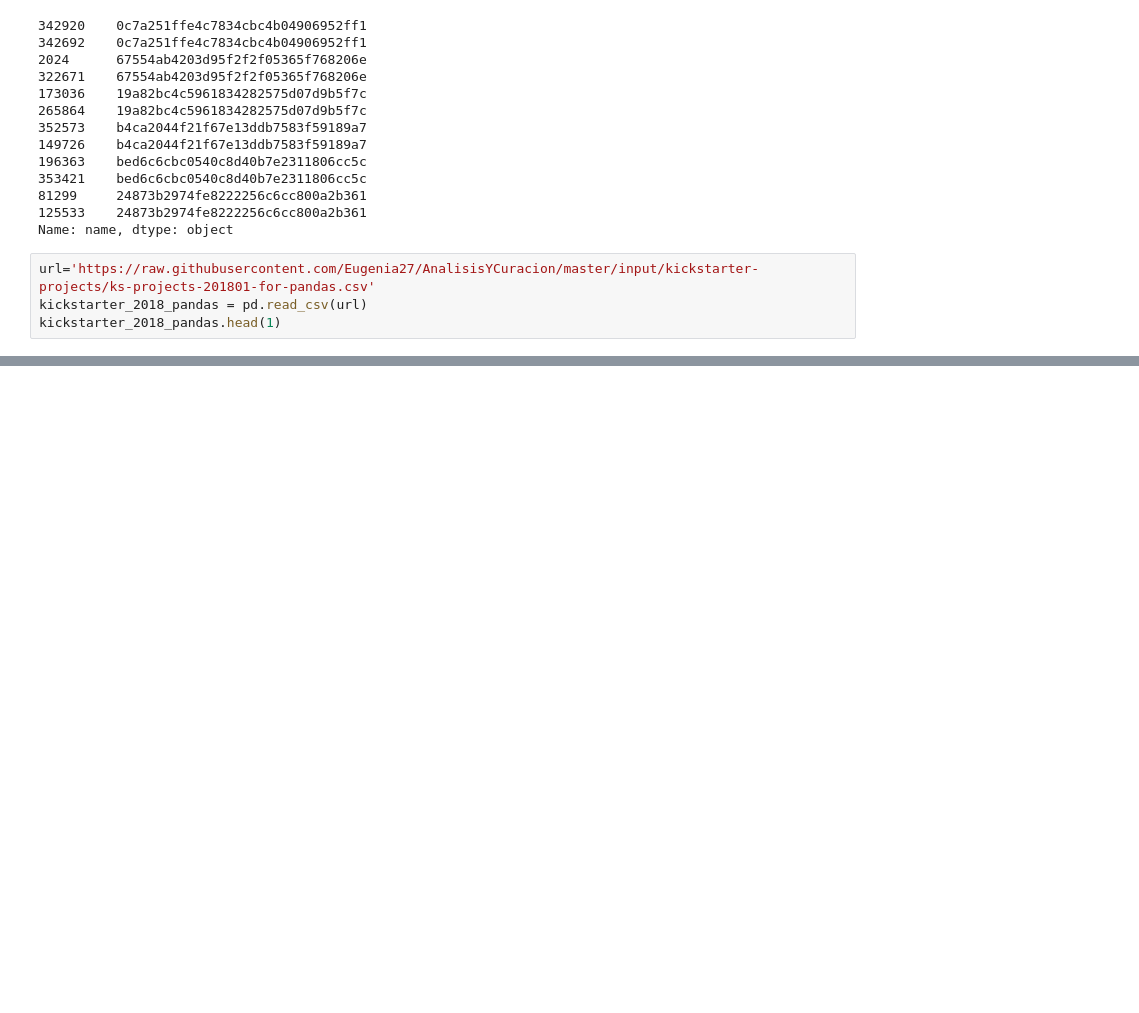
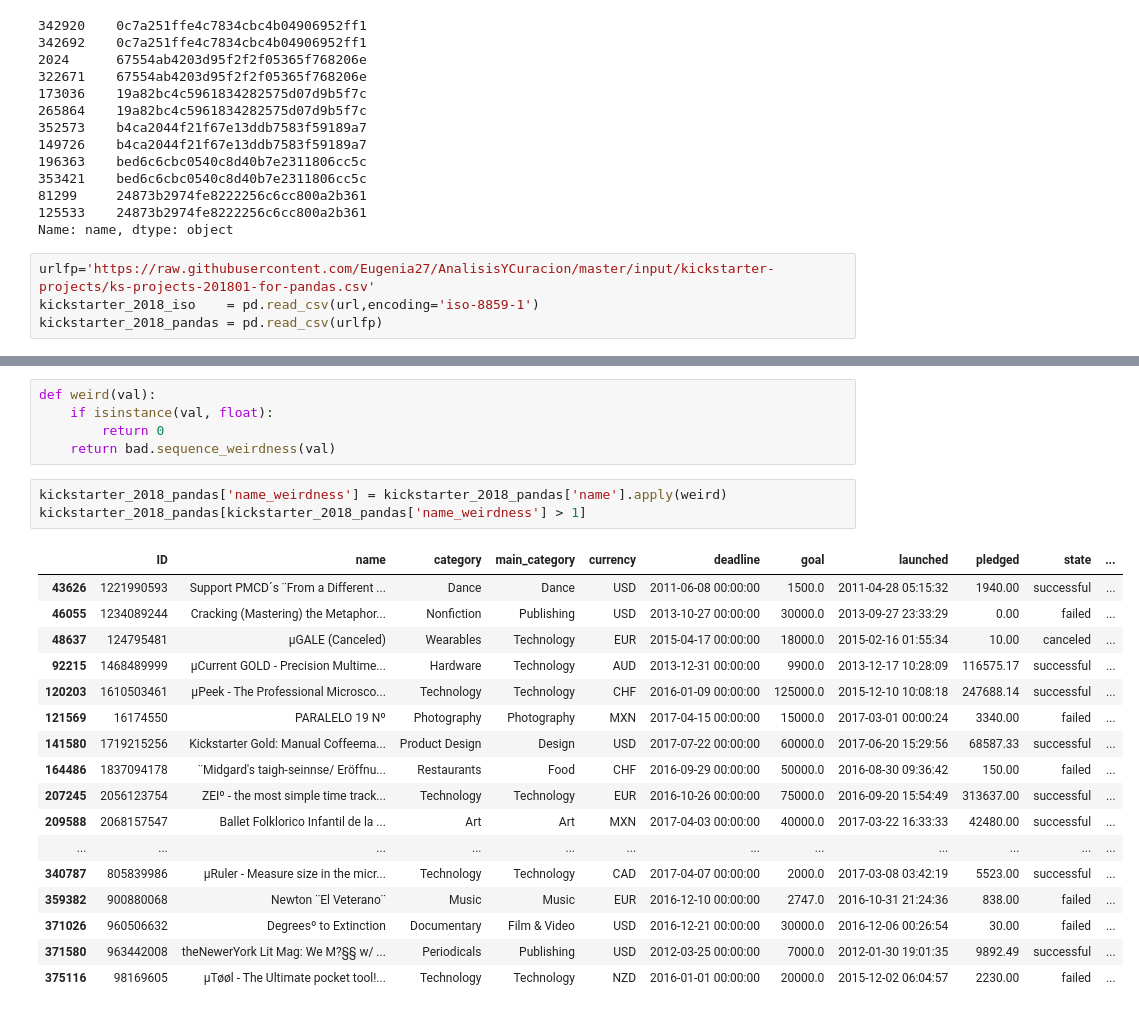
Before and after one commit to nair36/AnalisisYCuracion, a Jupyter notebook: AnalisisYCuracion_P1.ipynb, the cells around one changed output, grey strips where cells are left out. Cells and saved outputs as stored; diff of their text form; blank space fills up the shorter version.

```diff
--- a/AnalisisYCuracion_P1.ipynb
+++ b/AnalisisYCuracion_P1.ipynb
@@ -154,6 +154,6 @@ duplicados['name'].apply(hashit).head(12)
 125533    24873b2974fe8222256c6cc800a2b361
 Name: name, dtype: object
 # %%
-url='https://raw.githubusercontent.com/Eugenia27/AnalisisYCuracion/master/input/kickstarter-projects/ks-projects-201801-for-pandas.csv'
-kickstarter_2018_pandas = pd.read_csv(url)
-kickstarter_2018_pandas.head(1)
+urlfp='https://raw.githubusercontent.com/Eugenia27/AnalisisYCuracion/master/input/kickstarter-projects/ks-projects-201801-for-pandas.csv'
+kickstarter_2018_iso    = pd.read_csv(url,encoding='iso-8859-1')
+kickstarter_2018_pandas = pd.read_csv(urlfp)
@@ -162,0 +171,26 @@ kickstarter_2018_pandas.head(1)
+# %%
+def weird(val):
+    if isinstance(val, float):
+        return 0
+    return bad.sequence_weirdness(val)
+# %%
+kickstarter_2018_pandas['name_weirdness'] = kickstarter_2018_pandas['name'].apply(weird)
+kickstarter_2018_pandas[kickstarter_2018_pandas['name_weirdness'] > 1]
+# %% [output]
+|  | ID | name | category | main_category | currency | deadline | goal | launched | pledged | state | ... |
+| 43626 | 1221990593 | Support PMCD´s ¨From a Different ... | Dance | Dance | USD | 2011-06-08 00:00:00 | 1500.0 | 2011-04-28 05:15:32 | 1940.00 | successful | ... |
+| 46055 | 1234089244 | Cracking (Mastering) the Metaphor... | Nonfiction | Publishing | USD | 2013-10-27 00:00:00 | 30000.0 | 2013-09-27 23:33:29 | 0.00 | failed | ... |
+| 48637 | 124795481 | µGALE (Canceled) | Wearables | Technology | EUR | 2015-04-17 00:00:00 | 18000.0 | 2015-02-16 01:55:34 | 10.00 | canceled | ... |
+| 92215 | 1468489999 | µCurrent GOLD - Precision Multime... | Hardware | Technology | AUD | 2013-12-31 00:00:00 | 9900.0 | 2013-12-17 10:28:09 | 116575.17 | successful | ... |
+| 120203 | 1610503461 | µPeek - The Professional Microsco... | Technology | Technology | CHF | 2016-01-09 00:00:00 | 125000.0 | 2015-12-10 10:08:18 | 247688.14 | successful | ... |
+| 121569 | 16174550 | PARALELO 19 Nº | Photography | Photography | MXN | 2017-04-15 00:00:00 | 15000.0 | 2017-03-01 00:00:24 | 3340.00 | failed | ... |
+| 141580 | 1719215256 | Kickstarter Gold: Manual Coffeema... | Product Design | Design | USD | 2017-07-22 00:00:00 | 60000.0 | 2017-06-20 15:29:56 | 68587.33 | successful | ... |
+| 164486 | 1837094178 | ¨Midgard's taigh-seinnse/ Eröffnu... | Restaurants | Food | CHF | 2016-09-29 00:00:00 | 50000.0 | 2016-08-30 09:36:42 | 150.00 | failed | ... |
+| 207245 | 2056123754 | ZEIº - the most simple time track... | Technology | Technology | EUR | 2016-10-26 00:00:00 | 75000.0 | 2016-09-20 15:54:49 | 313637.00 | successful | ... |
+| 209588 | 2068157547 | Ballet Folklorico Infantil de la ... | Art | Art | MXN | 2017-04-03 00:00:00 | 40000.0 | 2017-03-22 16:33:33 | 42480.00 | successful | ... |
+| ... | ... | ... | ... | ... | ... | ... | ... | ... | ... | ... | ... |
+| 340787 | 805839986 | µRuler - Measure size in the micr... | Technology | Technology | CAD | 2017-04-07 00:00:00 | 2000.0 | 2017-03-08 03:42:19 | 5523.00 | successful | ... |
+| 359382 | 900880068 | Newton ¨El Veterano¨ | Music | Music | EUR | 2016-12-10 00:00:00 | 2747.0 | 2016-10-31 21:24:36 | 838.00 | failed | ... |
+| 371026 | 960506632 | Degreesº to Extinction | Documentary | Film & Video | USD | 2016-12-21 00:00:00 | 30000.0 | 2016-12-06 00:26:54 | 30.00 | failed | ... |
+| 371580 | 963442008 | theNewerYork Lit Mag: We M?§§ w/ ... | Periodicals | Publishing | USD | 2012-03-25 00:00:00 | 7000.0 | 2012-01-30 19:01:35 | 9892.49 | successful | ... |
+| 375116 | 98169605 | µTøøl - The Ultimate pocket tool!... | Technology | Technology | NZD | 2016-01-01 00:00:00 | 20000.0 | 2015-12-02 06:04:57 | 2230.00 | failed | ... |
```
Also changed, not shown: parts of 7 cells of this notebook.
